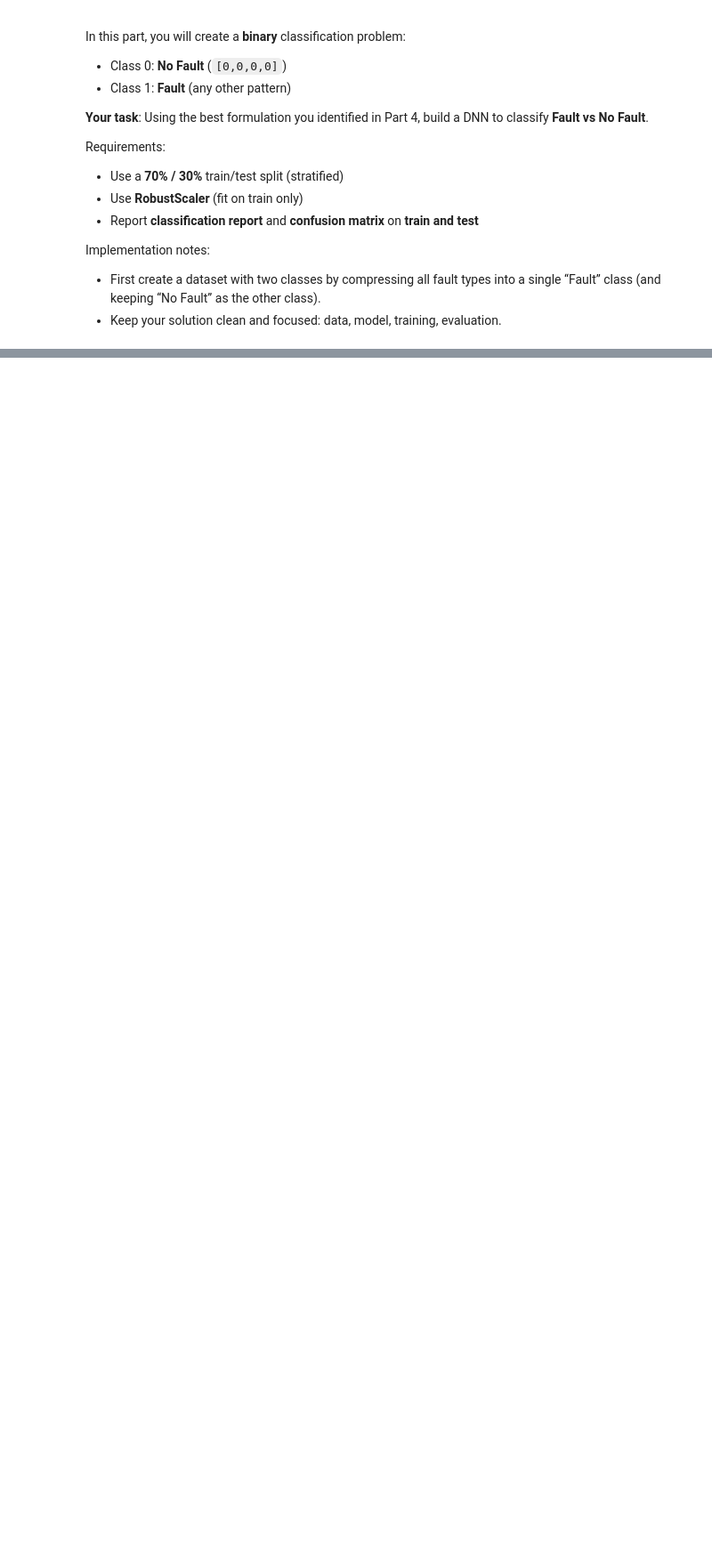
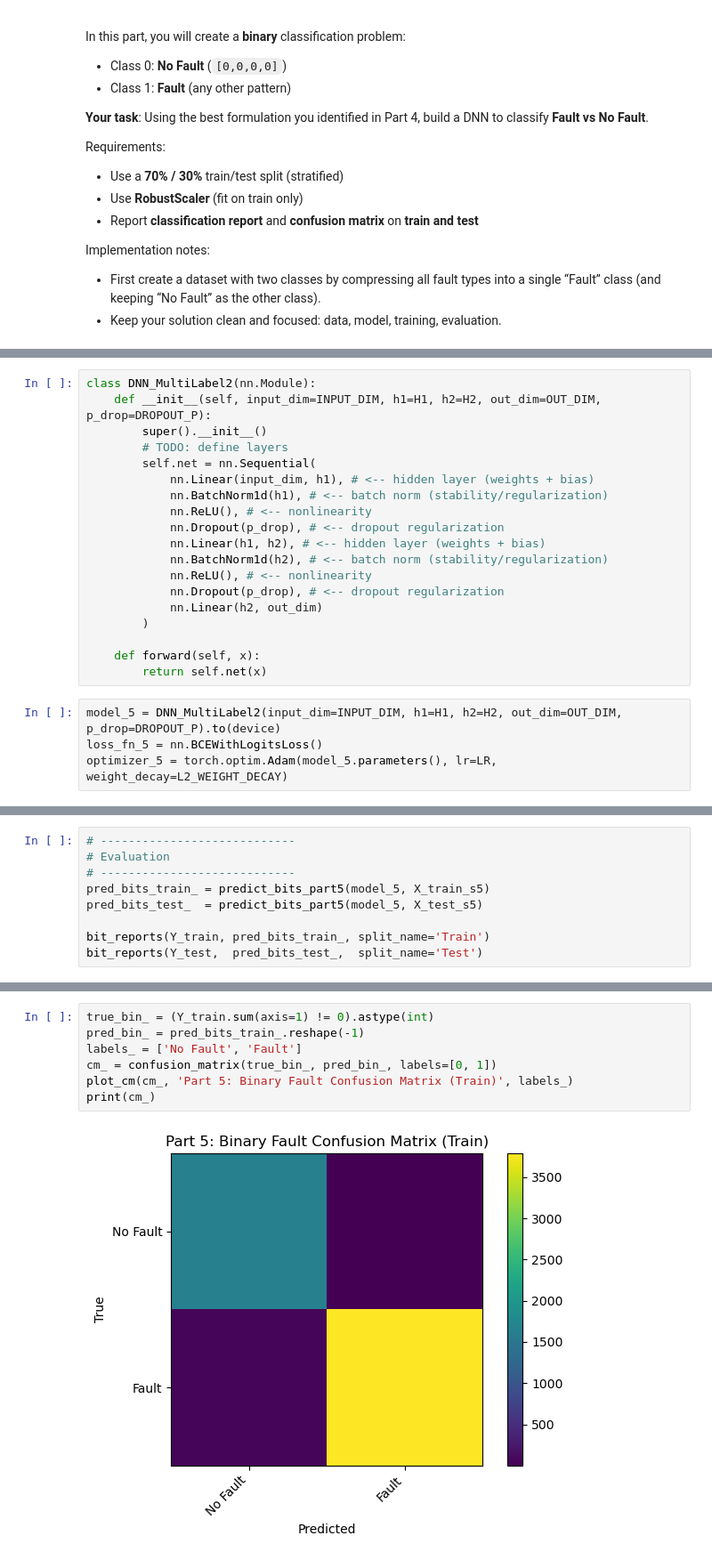
Before and after one commit to joannazhou0519/ee344, a Jupyter notebook: hw5/EE344_Assignment_5-DNN_Faults_student_version.ipynb, the cells around one changed output, grey strips where cells are left out. Shown at 89% size. Saved outputs shown, nothing was run; the diff lists cells and outputs as text; blank space fills up the shorter version.

```diff
--- a/hw5/EE344_Assignment_5-DNN_Faults_student_version.ipynb
+++ b/hw5/EE344_Assignment_5-DNN_Faults_student_version.ipynb
@@ -657,0 +728,23 @@ Implementation notes:
+# %%
+class DNN_MultiLabel2(nn.Module):
+    def __init__(self, input_dim=INPUT_DIM, h1=H1, h2=H2, out_dim=OUT_DIM, p_drop=DROPOUT_P):
+        super().__init__()
+        # TODO: define layers
+        self.net = nn.Sequential(
+            nn.Linear(input_dim, h1), # <-- hidden layer (weights + bias)
+            nn.BatchNorm1d(h1), # <-- batch norm (stability/regularization)
+            nn.ReLU(), # <-- nonlinearity
+            nn.Dropout(p_drop), # <-- dropout regularization
+            nn.Linear(h1, h2), # <-- hidden layer (weights + bias)
+            nn.BatchNorm1d(h2), # <-- batch norm (stability/regularization)
+            nn.ReLU(), # <-- nonlinearity
+            nn.Dropout(p_drop), # <-- dropout regularization
+            nn.Linear(h2, out_dim)
+        )
+
+    def forward(self, x):
+        return self.net(x)
+# %%
+model_5 = DNN_MultiLabel2(input_dim=INPUT_DIM, h1=H1, h2=H2, out_dim=OUT_DIM, p_drop=DROPOUT_P).to(device)
+loss_fn_5 = nn.BCEWithLogitsLoss()
+optimizer_5 = torch.optim.Adam(model_5.parameters(), lr=LR, weight_decay=L2_WEIGHT_DECAY)
@@ -657,0 +817,9 @@ Implementation notes:
+# %%
+# ----------------------------
+# Evaluation
+# ----------------------------
+pred_bits_train_ = predict_bits_part5(model_5, X_train_s5)
+pred_bits_test_  = predict_bits_part5(model_5, X_test_s5)
+
+bit_reports(Y_train, pred_bits_train_, split_name='Train')
+bit_reports(Y_test,  pred_bits_test_,  split_name='Test')
@@ -657,0 +844,9 @@ Implementation notes:
+# %%
+true_bin_ = (Y_train.sum(axis=1) != 0).astype(int)
+pred_bin_ = pred_bits_train_.reshape(-1)
+labels_ = ['No Fault', 'Fault']
+cm_ = confusion_matrix(true_bin_, pred_bin_, labels=[0, 1])
+plot_cm(cm_, 'Part 5: Binary Fault Confusion Matrix (Train)', labels_)
+print(cm_)
+# %% [output]
+[figure, added]
```
Also changed, not shown: parts of 10 cells of this notebook.
